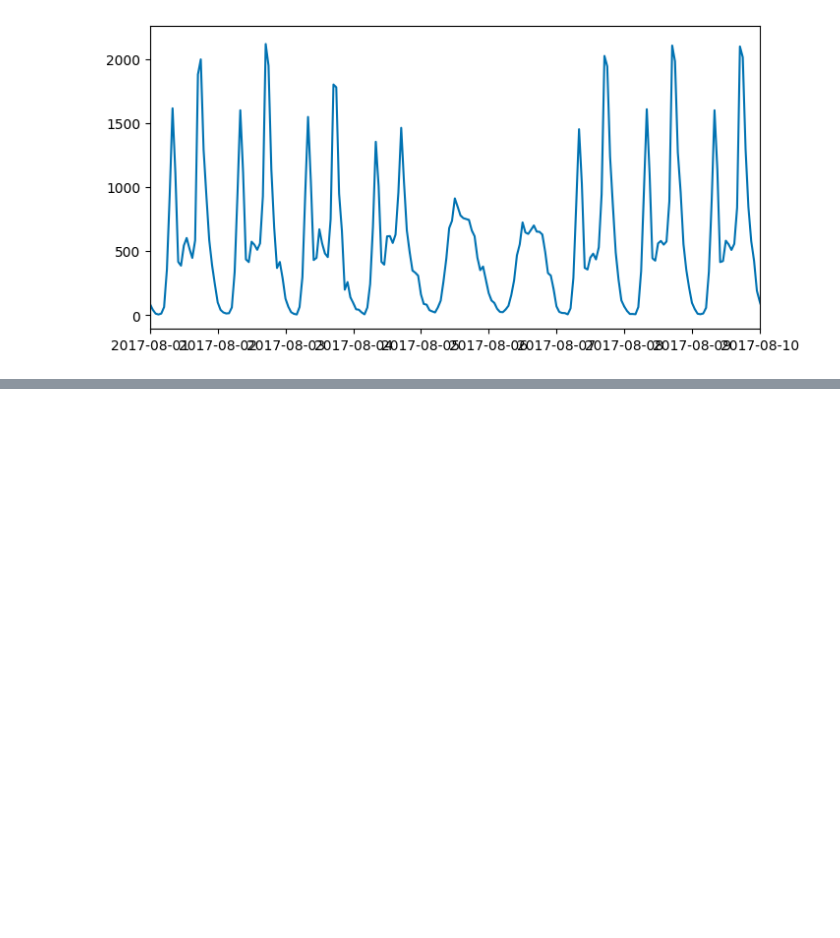
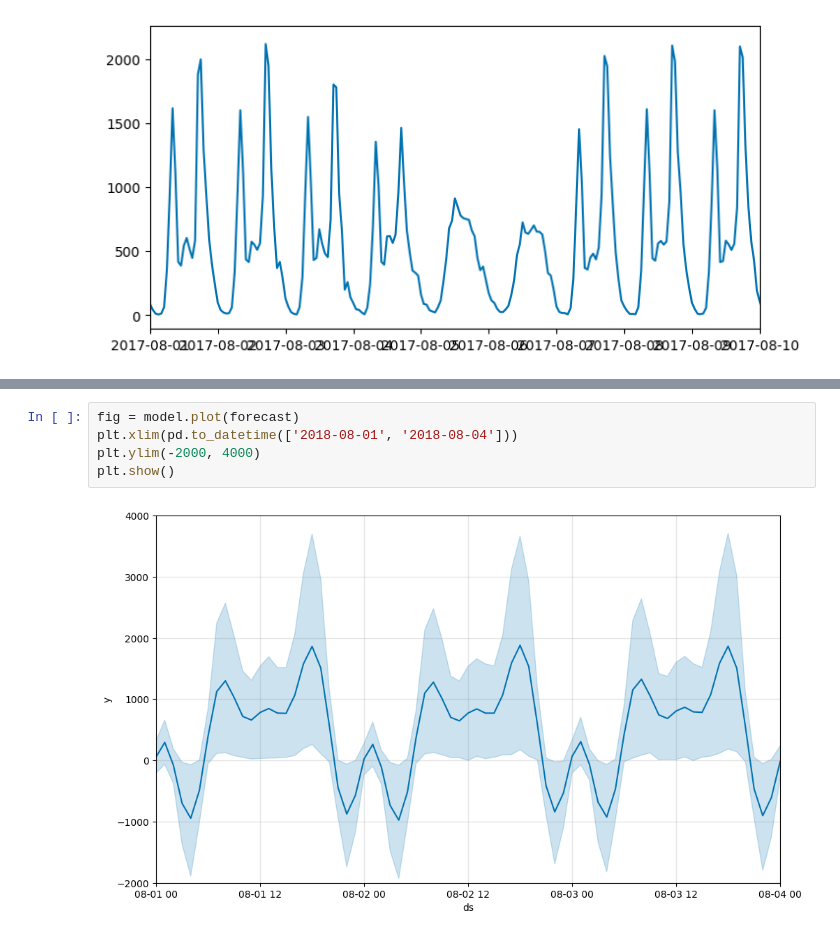
Before and after one commit to hwshin1/Colab_lec, a Jupyter notebook: 20260429_lec.ipynb, the cells around one changed output, grey strips where cells are left out. Drawn from its saved outputs; the diff is of its cells as text; blank space fills up the shorter version.

```diff
--- a/20260429_lec.ipynb
+++ b/20260429_lec.ipynb
@@ -484,0 +580,7 @@ plt.show()
+# %%
+fig = model.plot(forecast)
+plt.xlim(pd.to_datetime(['2018-08-01', '2018-08-04']))
+plt.ylim(-2000, 4000)
+plt.show()
+# %% [output]
+[figure, added]
```
Also changed, not shown: parts of 45 cells of this notebook.
